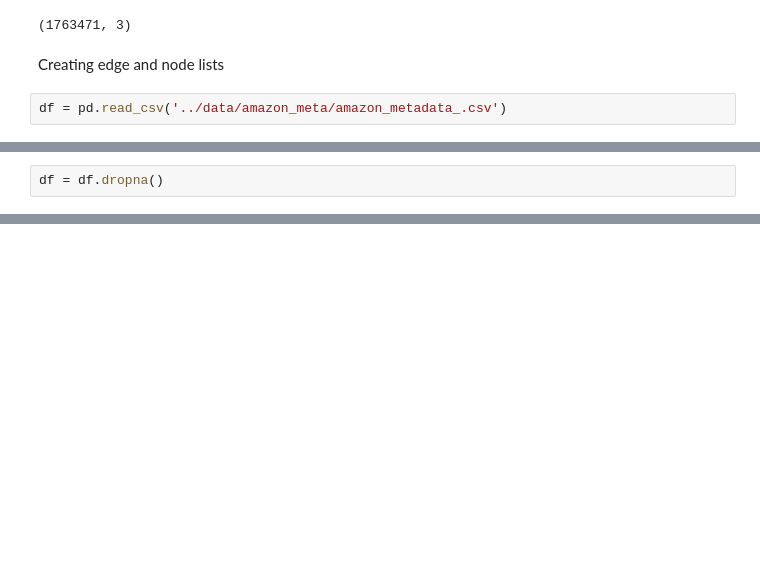
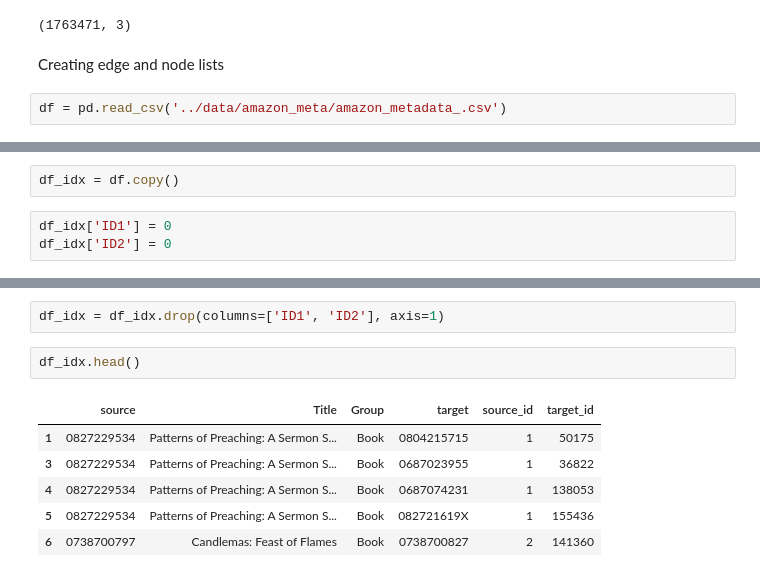
Before and after one commit to surya-parthipan/SNACS-Course-Project, a Jupyter notebook: data_preprocessing/parse_amazon.ipynb, the cells around one changed output, grey strips where cells are left out. Saved outputs shown, nothing was run; the diff lists cells and outputs as text; blank space fills up the shorter version.

```diff
--- a/data_preprocessing/parse_amazon.ipynb
+++ b/data_preprocessing/parse_amazon.ipynb
@@ -170,2 +211,0 @@ df.shape
-# %%
-df = df.dropna()
@@ -206,0 +252,5 @@ df_nodes = df_nodes.reset_index()
+# %%
+df_idx = df.copy()
+# %%
+df_idx['ID1'] = 0
+df_idx['ID2'] = 0
@@ -210,0 +286,11 @@ df_nodes.to_csv('../data/amazon_meta/node_list.csv', header=None)
+# %%
+df_idx = df_idx.drop(columns=['ID1', 'ID2'], axis=1)
+# %%
+df_idx.head()
+# %% [output]
+|  | source | Title | Group | target | source_id | target_id |
+| 1 | 0827229534 | Patterns of Preaching: A Sermon S... | Book | 0804215715 | 1 | 50175 |
+| 3 | 0827229534 | Patterns of Preaching: A Sermon S... | Book | 0687023955 | 1 | 36822 |
+| 4 | 0827229534 | Patterns of Preaching: A Sermon S... | Book | 0687074231 | 1 | 138053 |
+| 5 | 0827229534 | Patterns of Preaching: A Sermon S... | Book | 082721619X | 1 | 155436 |
+| 6 | 0738700797 | Candlemas: Feast of Flames | Book | 0738700827 | 2 | 141360 |
```
Also changed, not shown: parts of 38 cells of this notebook, 7 other files.
